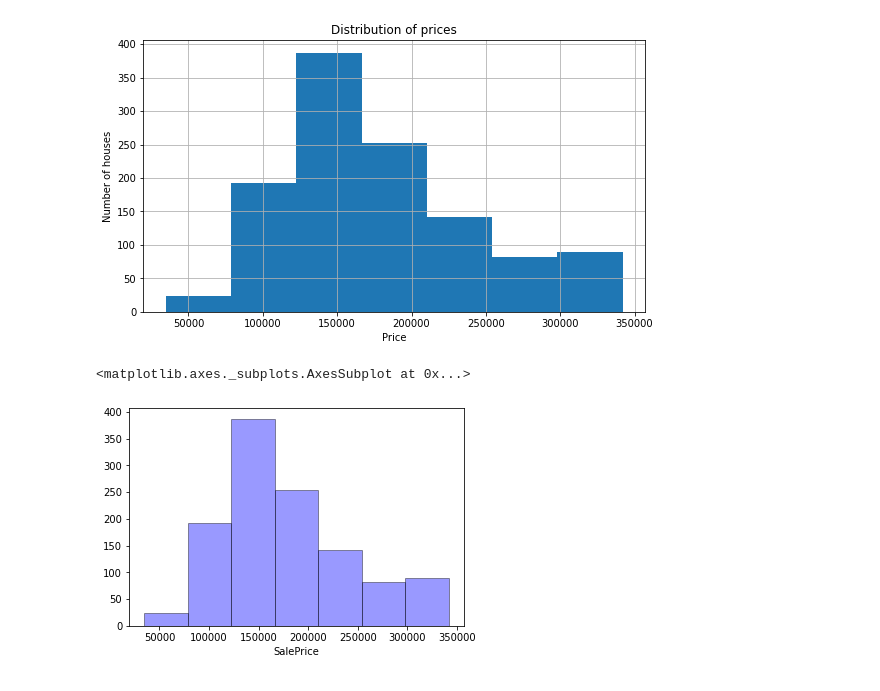
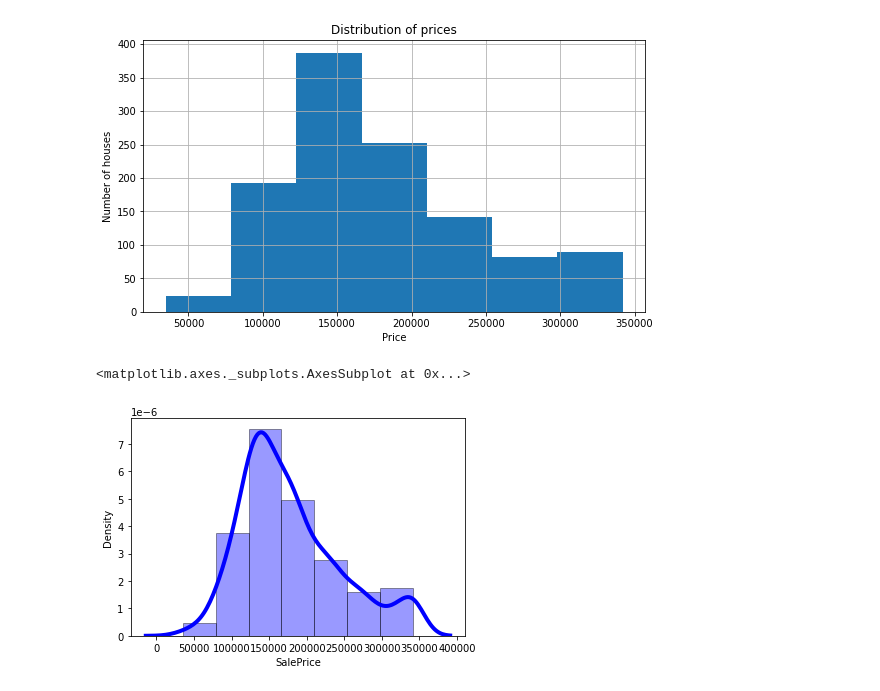
Before and after one commit to KaviyaKathiroli/MyWorks, a Jupyter notebook: FlipHomePrice/housing_collab.ipynb, the cells around one changed output. Drawn from its saved outputs; the diff is of its cells as text; code cells hidden in the pictures.

```diff
--- a/FlipHomePrice/housing_collab.ipynb
+++ b/FlipHomePrice/housing_collab.ipynb
@@ -586,9 +586,10 @@ plt.ylabel('Number of houses')
 Text(0, 0.5, 'Number of houses')
 [figure]
 # %%
-sns.distplot(price['SalePrice'], hist=True, kde=False,
+sns.distplot(price['SalePrice'], hist=True, kde=True,
              bins=int(350000/50000), color = 'blue',
-             hist_kws={'edgecolor':'black'})
+             hist_kws={'edgecolor':'black'},
+             kde_kws={'linewidth': 4})
 # %% [output]
 <matplotlib.axes._subplots.AxesSubplot at 0x...>
-[figure, old version]
+[figure, new version]
```
Also changed, not shown: parts of 1 cell of this notebook.
